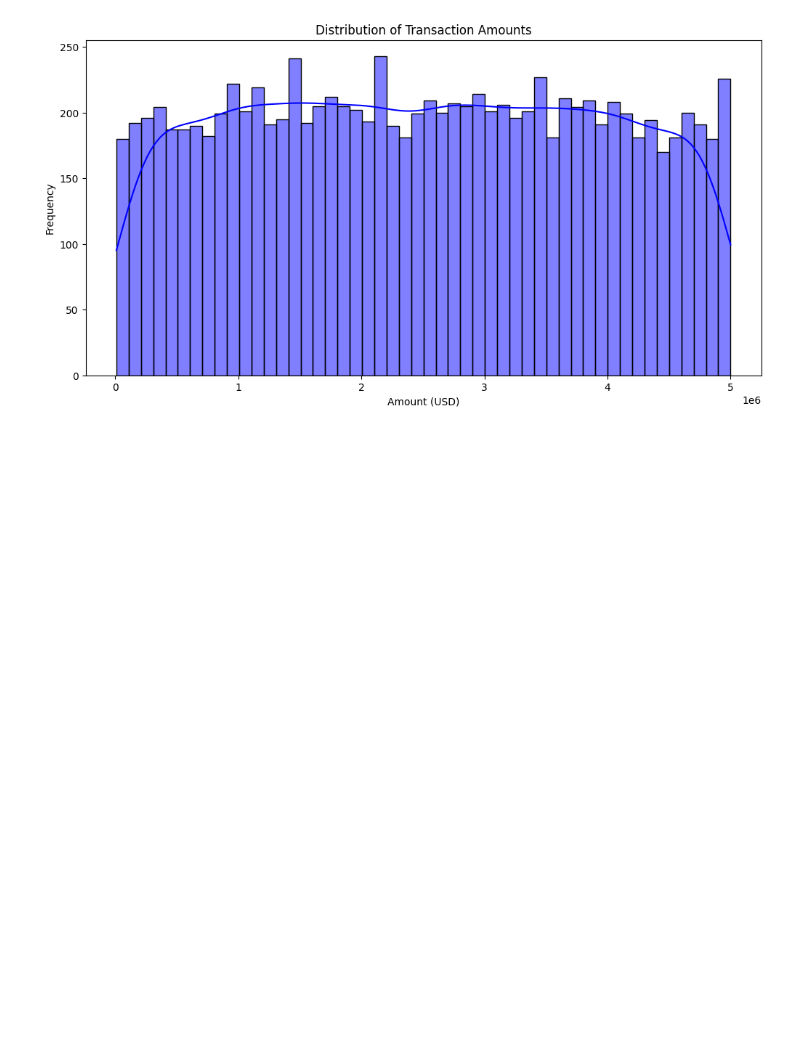
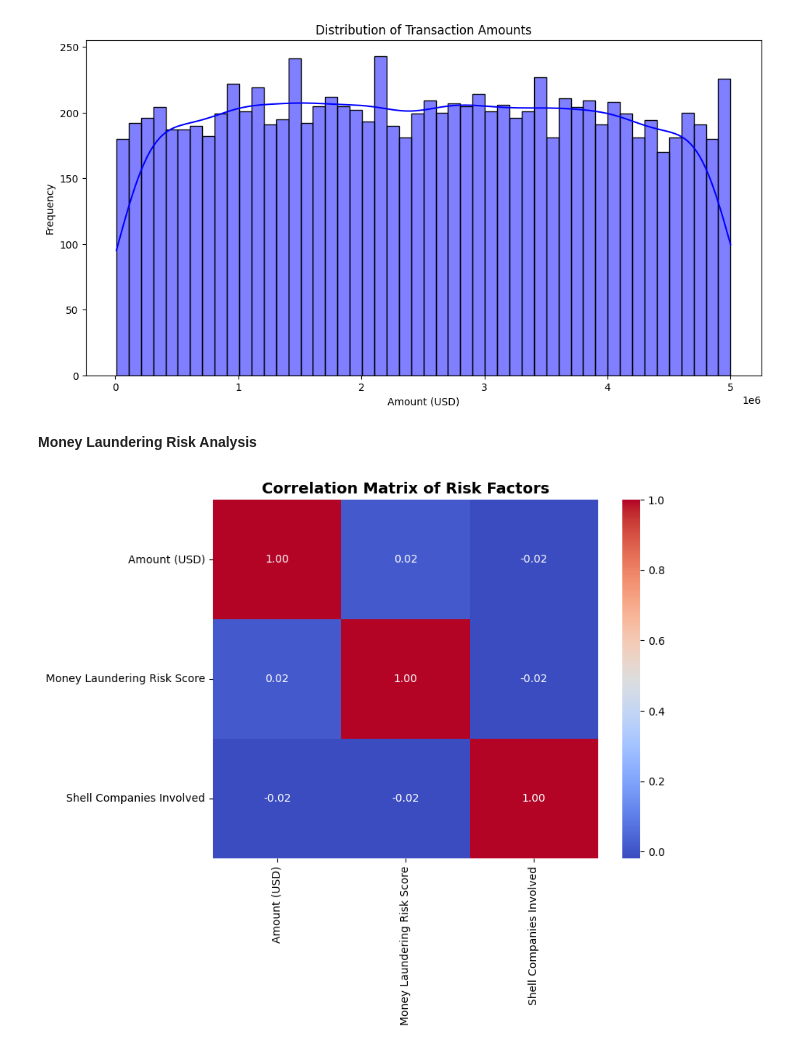
Before and after one commit to muhammadahmed73/Final-Project, a Jupyter notebook: 22031216_UOH_Final_Project.ipynb, the cells around one changed output. Cells and saved outputs as stored; diff of their text form; code cells hidden in the pictures; blank space fills up the shorter version.

```diff
--- a/22031216_UOH_Final_Project.ipynb
+++ b/22031216_UOH_Final_Project.ipynb
@@ -240,3 +240,25 @@ plt.ylabel('Frequency')
 plt.show()
 # %% [output]
 [figure]
+# %% [markdown]
+**Money Laundering Risk Analysis**
+# %%
+# Extracting key columns for analysis
+risk_analysis_columns = [
+    "Amount (USD)",
+    "Money Laundering Risk Score",
+    "Shell Companies Involved"
+]
+
+# Calculating correlation matrix for these columns
+correlation_matrix = df[risk_analysis_columns].corr()
+# %%
+# Visualizing the correlation matrix
+plt.figure(figsize=(8, 6))
+sns.heatmap(correlation_matrix, annot=True, cmap='coolwarm', fmt=".2f", cbar=True)
+plt.title("Correlation Matrix of Risk Factors", fontsize=14, weight='bold')
+plt.xticks(fontsize=10)
+plt.yticks(fontsize=10)
+plt.show()
+# %% [output]
+[figure, added]
```
Also changed, not shown: parts of 17 cells of this notebook.
